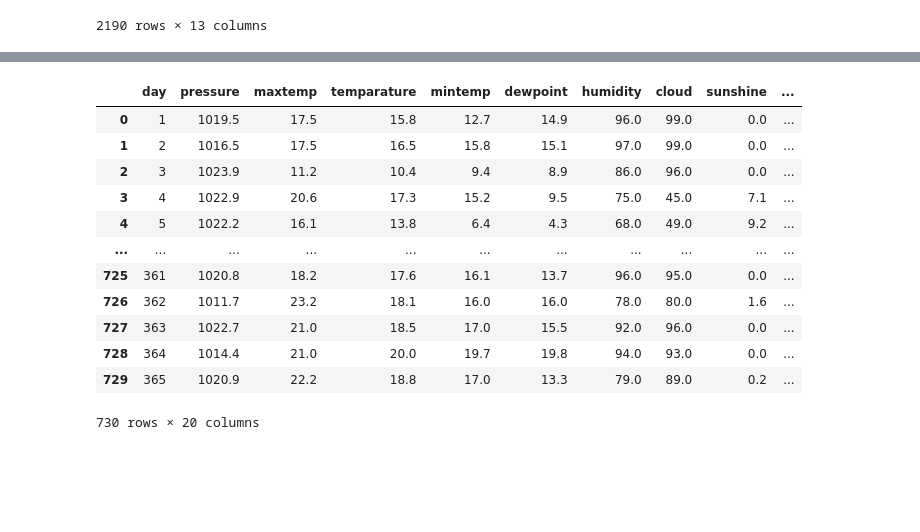
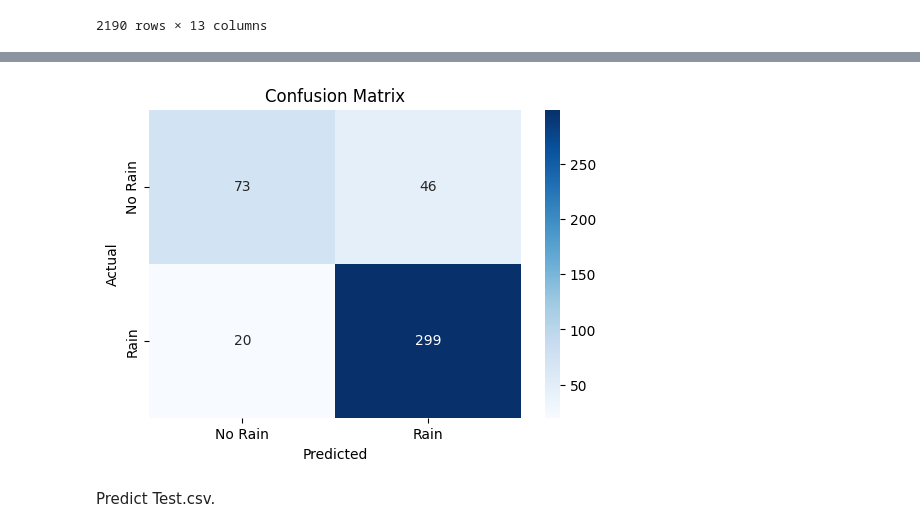
Before and after one commit to mahdiiafshari/kaggle-datasets, a Jupyter notebook: Binary Prediction with a Rainfall Dataset/rainfall-model.ipynb, the cells around one changed output, grey strips where cells are left out. Drawn from its saved outputs; the diff is of its cells as text; code cells hidden in the pictures; blank space fills up the shorter version.

Commit message:
add feature engineering and integrate SVC model

```diff
--- a/Binary Prediction with a Rainfall Dataset/rainfall-model.ipynb
+++ b/Binary Prediction with a Rainfall Dataset/rainfall-model.ipynb
@@ -91,0 +151,2 @@ data
+# %%
+data = create_sunshine_cloud_features(data)
@@ -197,0 +339,34 @@ Best Score: 0.8721497761497762
+# %%
+# Create pipeline
+pipeline = Pipeline([
+    ('scaler', StandardScaler()),
+    ('poly', PolynomialFeatures()),
+    ('model', SVC())
+])
+
+# Define hyperparameter grid
+param_grid = {
+    'poly__degree': [1, 2],
+    'poly__interaction_only': [False, True],
+    'model__C': [0.1, 1, 10],
+    'model__kernel': ['linear', 'rbf'],
+    'model__gamma': ['scale', 'auto']
+}
+
+# GridSearchCV
+grid_search = GridSearchCV(
+    estimator=pipeline,
+    param_grid=param_grid,
+    cv=5,
+    scoring='accuracy',
+    n_jobs=-1
+)
+
+grid_search.fit(x_train, y_train)
+
+# Evaluation
+y_pred = grid_search.predict(x_test)
+
+print("Best Parameters:", grid_search.best_params_)
+print("Test Accuracy:", accuracy_score(y_test, y_pred))
+print("Classification Report:\n", classification_report(y_test, y_pred))
@@ -197,0 +385,10 @@ Best Score: 0.8721497761497762
+# %%
+cm = confusion_matrix(y_test, y_pred)
+plt.figure(figsize=(6, 4))
+sns.heatmap(cm, annot=True, fmt='d', cmap='Blues', xticklabels=['No Rain', 'Rain'], yticklabels=['No Rain', 'Rain'])
+plt.title('Confusion Matrix')
+plt.xlabel('Predicted')
+plt.ylabel('Actual')
+plt.show()
+# %% [output]
+[figure, added]
@@ -198,21 +399,9 @@ Best Score: 0.8721497761497762
+# %% [markdown]
+Predict Test.csv.
 # %%
 test_data = pd.read_csv('test.csv')
 test_final = test_data.drop(columns=['id'])
 # %%
 test_final = log_data(test_final)
 # %%
-test_final
+test_final = create_sunshine_cloud_features(test_final)
-# %% [output]
-|  | day | pressure | maxtemp | temparature | mintemp | dewpoint | humidity | cloud | sunshine | ... |
-| 0 | 1 | 1019.5 | 17.5 | 15.8 | 12.7 | 14.9 | 96.0 | 99.0 | 0.0 | ... |
-| 1 | 2 | 1016.5 | 17.5 | 16.5 | 15.8 | 15.1 | 97.0 | 99.0 | 0.0 | ... |
-| 2 | 3 | 1023.9 | 11.2 | 10.4 | 9.4 | 8.9 | 86.0 | 96.0 | 0.0 | ... |
-| 3 | 4 | 1022.9 | 20.6 | 17.3 | 15.2 | 9.5 | 75.0 | 45.0 | 7.1 | ... |
-| 4 | 5 | 1022.2 | 16.1 | 13.8 | 6.4 | 4.3 | 68.0 | 49.0 | 9.2 | ... |
-| ... | ... | ... | ... | ... | ... | ... | ... | ... | ... | ... |
-| 725 | 361 | 1020.8 | 18.2 | 17.6 | 16.1 | 13.7 | 96.0 | 95.0 | 0.0 | ... |
-| 726 | 362 | 1011.7 | 23.2 | 18.1 | 16.0 | 16.0 | 78.0 | 80.0 | 1.6 | ... |
-| 727 | 363 | 1022.7 | 21.0 | 18.5 | 17.0 | 15.5 | 92.0 | 96.0 | 0.0 | ... |
-| 728 | 364 | 1014.4 | 21.0 | 20.0 | 19.7 | 19.8 | 94.0 | 93.0 | 0.0 | ... |
-| 729 | 365 | 1020.9 | 22.2 | 18.8 | 17.0 | 13.3 | 79.0 | 89.0 | 0.2 | ... |
-730 rows × 20 columns
```
Also changed, not shown: parts of 19 cells of this notebook, 1 other file.
